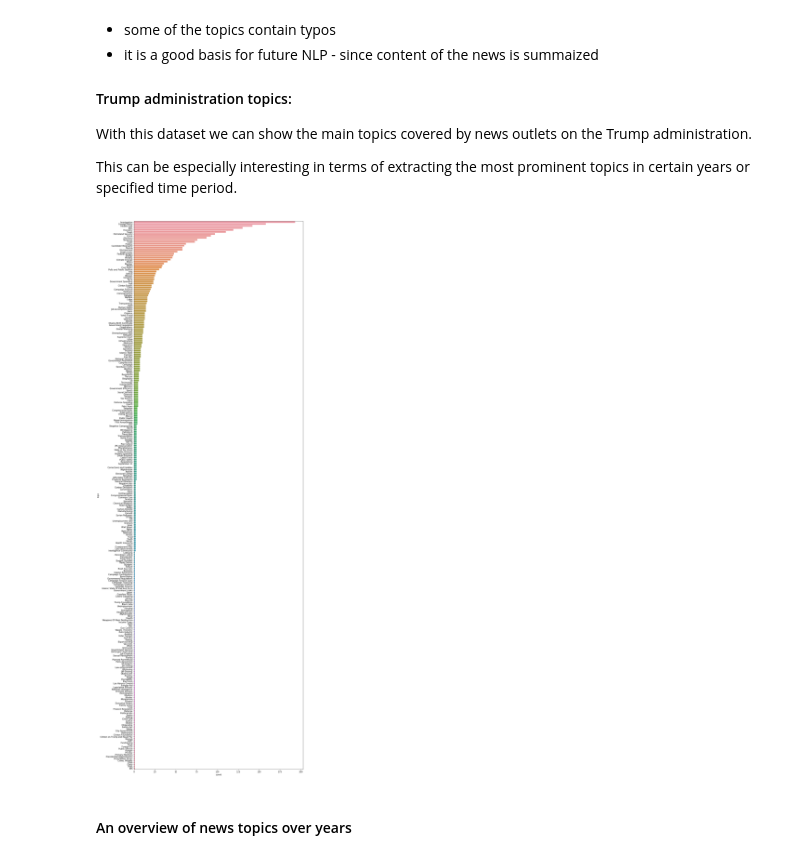
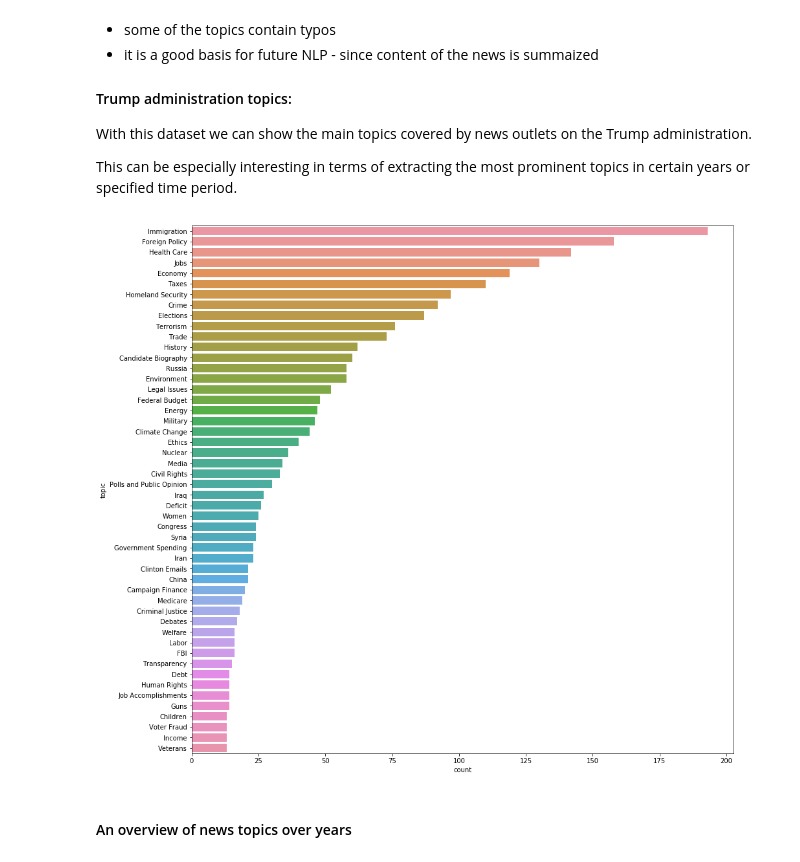
Before and after one commit to baetuc/ADA-CS-401, a Jupyter notebook: Project/Project.ipynb, the cells around one changed output. Saved outputs shown, nothing was run; the diff lists cells and outputs as text; code cells hidden in the pictures.

Commit message:
Topic barchart v2

```diff
--- a/Project/Project.ipynb
+++ b/Project/Project.ipynb
@@ -538,13 +538,13 @@ top_50 = topic_df_sorted[0:50]
 # %%
 import matplotlib.pyplot as plt
 import seaborn as sns
 
-plt.figure(figsize=(15,50))
+plt.figure(figsize=(15,15))
 
-sns.barplot(data=to, x='count', y='topic')
+sns.barplot(data=top_50, x='count', y='topic')
 plt.show()
 # %% [output]
-[figure, old version]
+[figure, new version]
 # %%
 def get_topics_in_period(news_df, start_date, end_date):
     # we filter the dataframe by dates
```
